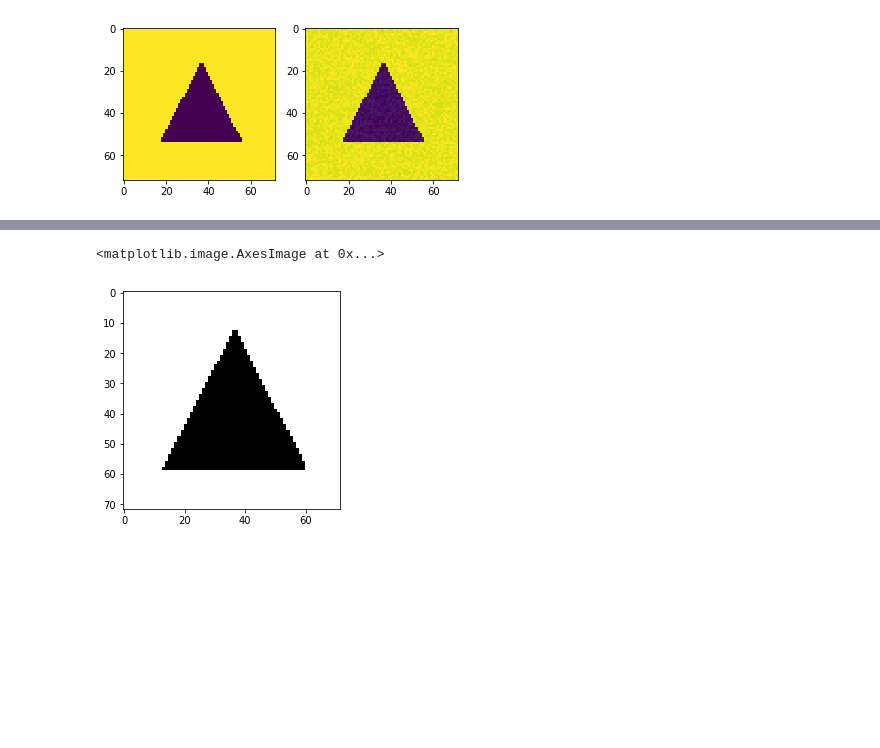
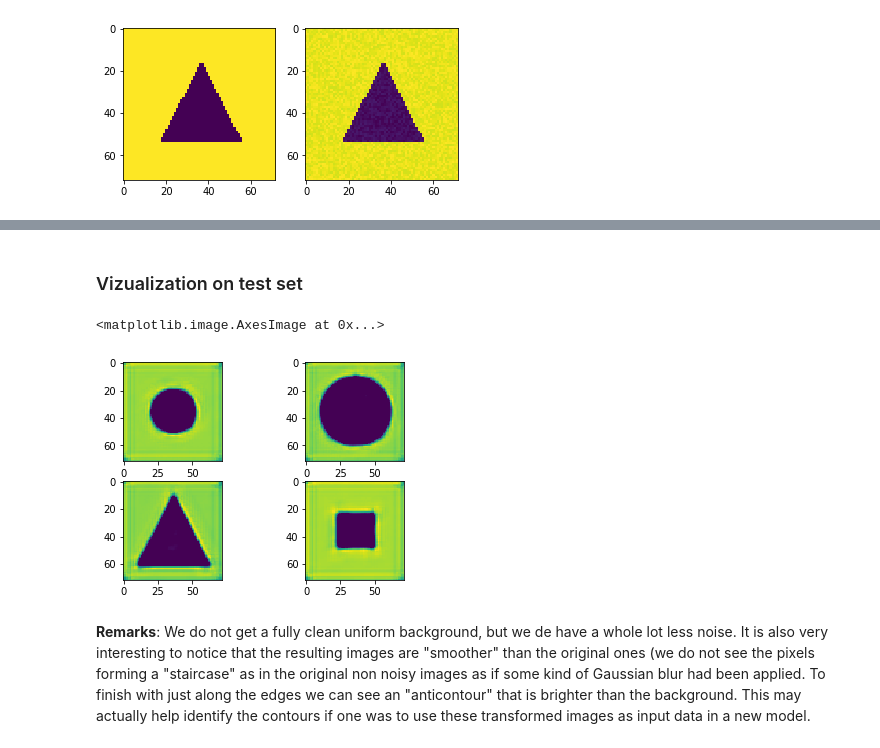
Before and after one commit to BoucheDimitri/DL1, a Jupyter notebook: TP1.ipynb, the cells around one changed output, grey strips where cells are left out. Drawn from its saved outputs; the diff is of its cells as text; code cells hidden in the pictures; blank space fills up the shorter version.

```diff
--- a/TP1.ipynb
+++ b/TP1.ipynb
@@ -684,5 +702,17 @@ X_pred[0, :, :, 0] *= 255/np.max(X_pred[0, :, :, 0])
-# %%
-plt.imshow(X_clean2D[0, :, :, 0], cmap="gray")
-# %% [output]
-<matplotlib.image.AxesImage at 0x...>
-[figure, removed]
+# %% [markdown]
+### Vizualization on test set
+# %%
+# Prediction on test set
+X_pred = autoencoder.predict(X_noisy2D_test)
+
+# Plot a few example of test set
+fig, axes = plt.subplots(2, 2)
+axes[0, 0].imshow(X_pred[0, :, :, 0])
+axes[1, 0].imshow(X_pred[1, :, :, 0])
+axes[0, 1].imshow(X_pred[2, :, :, 0])
+axes[1, 1].imshow(X_pred[3, :, :, 0])
+# %% [output]
+<matplotlib.image.AxesImage at 0x...>
+[figure, added]
+# %% [markdown]
+**Remarks**: We do not get a fully clean uniform background, but we de have a whole lot less noise. It is also very interesting to notice that the resulting images are "smoother" than the original ones (we do not see the pixels forming a "staircase" as in the original non noisy images as if some kind of Gaussian blur had been applied. To finish with just along the edges we can see an "anticontour" that is brighter than the background. This may actually help identify the contours if one was to use these transformed images as input data in a new model.
```
Also changed, not shown: parts of 14 cells of this notebook.
